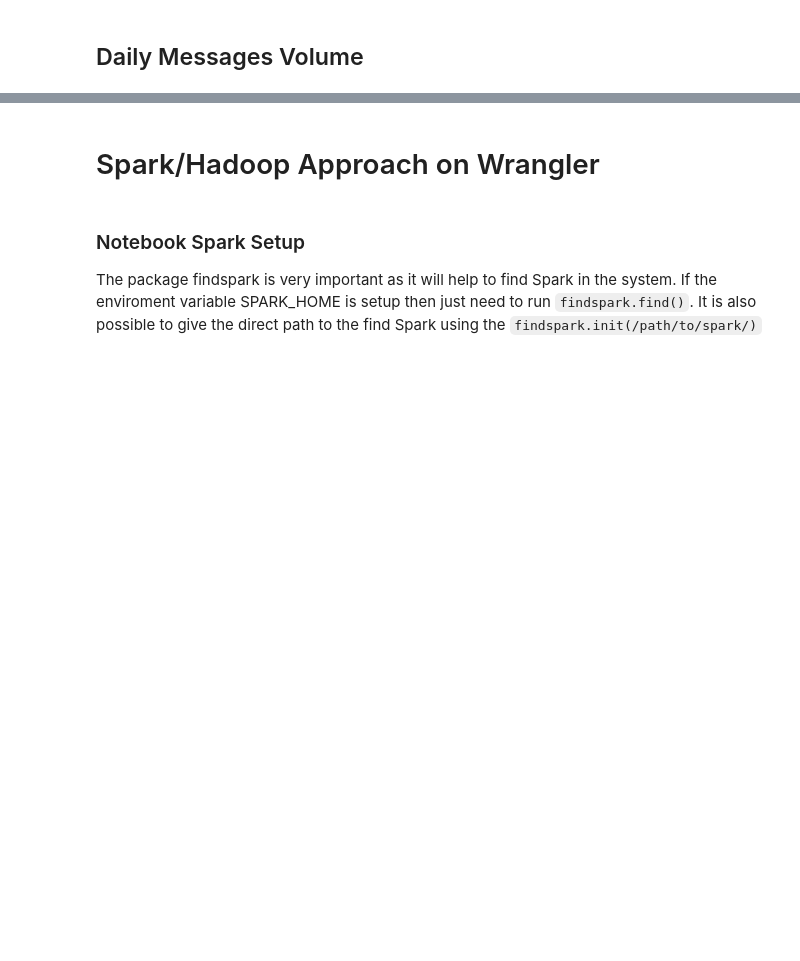
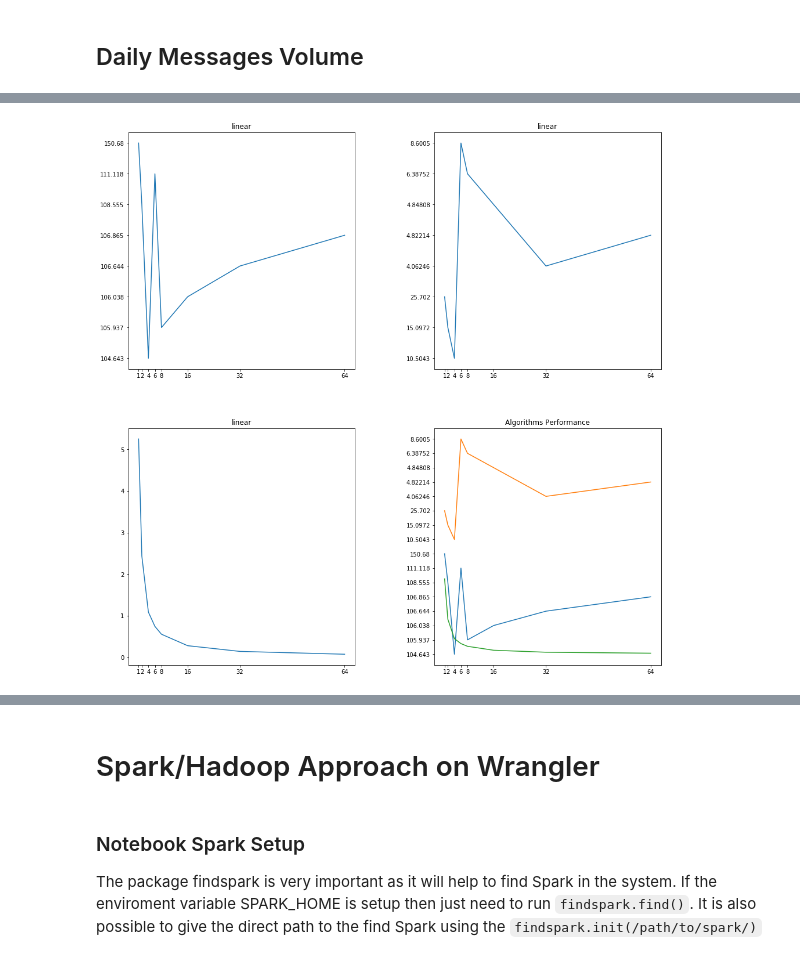
Before and after one commit to jlroo/High-Performance-Computing, a Jupyter notebook: projects/04-flashcrash/03-code/stampede2-notebook.ipynb, the cells around one changed output, grey strips where cells are left out. Drawn from its saved outputs; the diff is of its cells as text; code cells hidden in the pictures; blank space fills up the shorter version.

```diff
--- a/projects/04-flashcrash/03-code/stampede2-notebook.ipynb
+++ b/projects/04-flashcrash/03-code/stampede2-notebook.ipynb
@@ -178,0 +205,26 @@ plt.show()
+# %%
+orderedfile = [{int(files[i].split("-")[1].split("_")[0]):files[i]}
+            for k in range(5) for i in range(k,40,5)]
+# %%
+df1 = []
+df2 = []
+for item in orderedfile:
+    k = list(item.keys())[0]
+    thread = item[k].split("-")[0]
+    f = open(path+item[k],'r')
+    d = f.readlines()
+    vol = pd.DataFrame([i.split(",") for i in d[1:6]],columns=['date','volume'])
+    vol['threads'] = thread
+    df1.append(vol)
+    header = d[7][:-1]
+    mtrs = pd.DataFrame([i.split(",") for i in d[8:]],columns=header.split(','))
+    mtrs['threads'] = thread
+    mtrs['date'] = date
+    df2.append(mtrs)
+f.close()
+# %%
+metrics = pd.concat(df2)
+metrics['volume_time'] = [float(i) for i in metrics['volume_time']]
+metrics = metrics.reset_index()
+metrics['threads'] = [int(i) for i in metrics['threads']]
+del metrics['index']
@@ -178,0 +243,8 @@ plt.show()
+# %%
+df = metrics[metrics.total_msgs=='50846717'].sort_values('threads')
+df = df.reset_index()
+del df['index']
+# %%
+plot_benchmarks(df)
+# %% [output]
+[figure, added]
```
Also changed, not shown: parts of 22 cells of this notebook, 4 other files.
